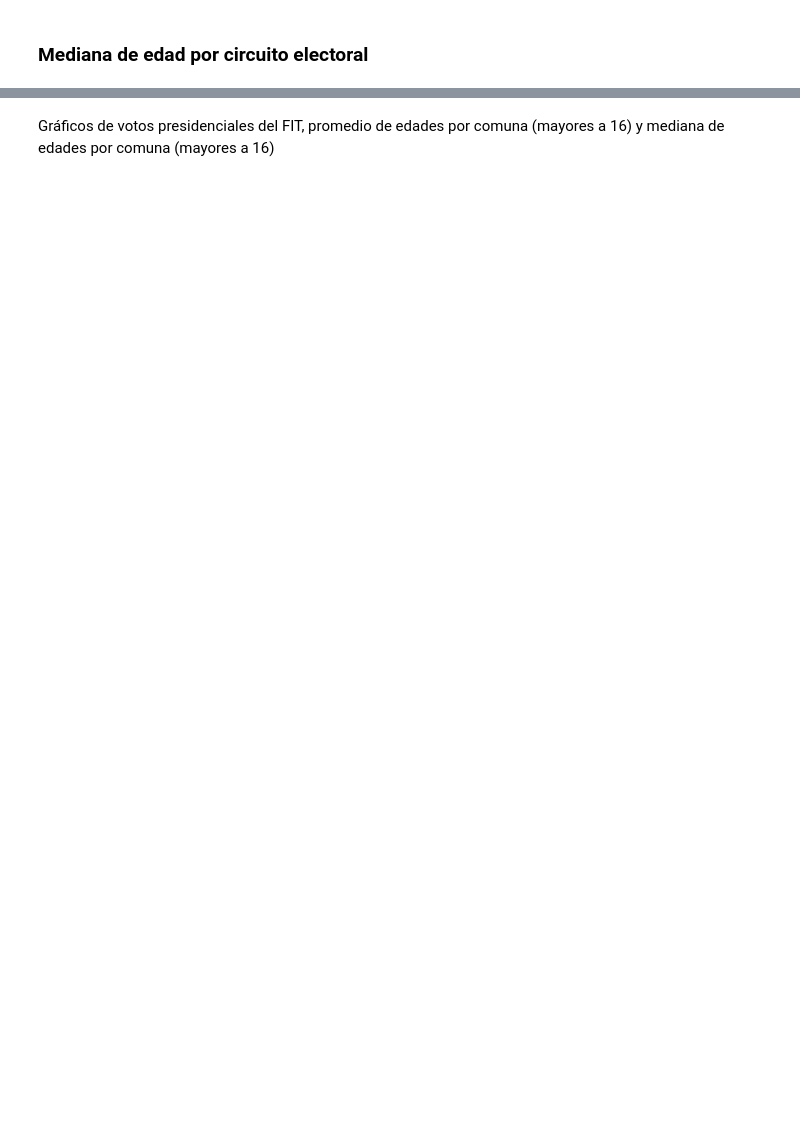
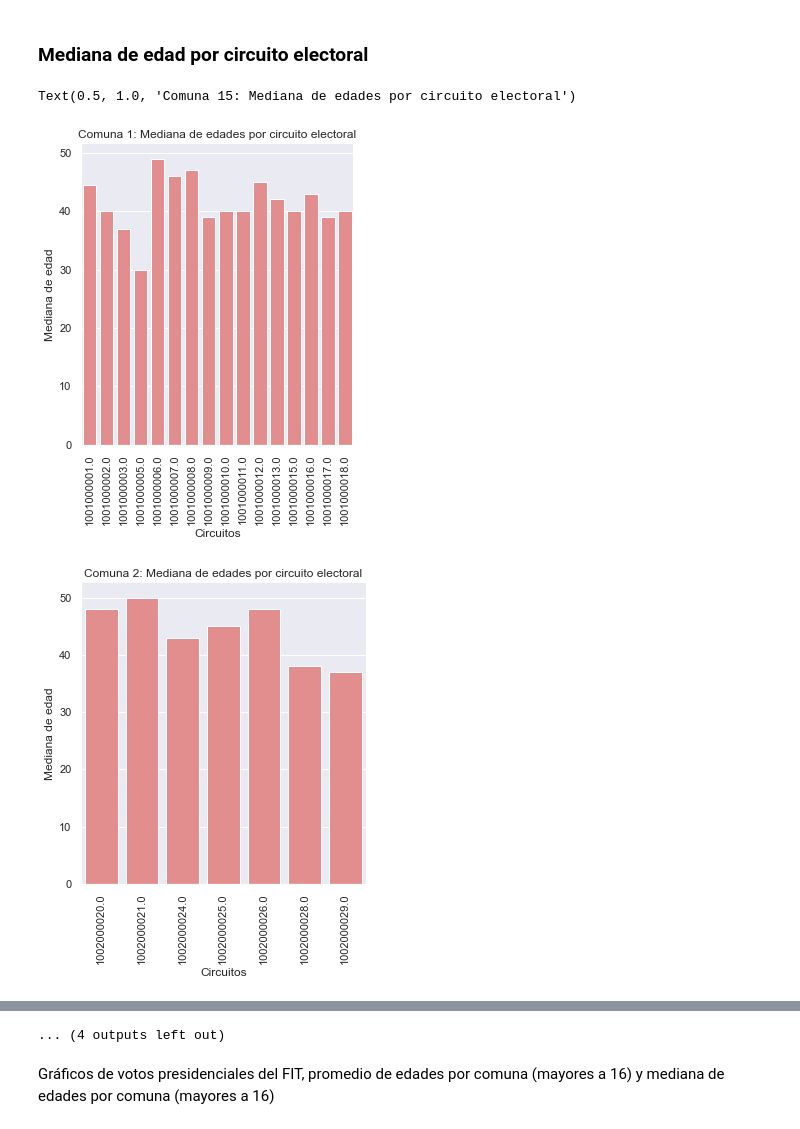
Before and after one commit to LenaSofia/MET4OP, a Jupyter notebook: examenes/TP2/segunda_parte/Entrega/consigna_3.ipynb, the cells around one changed output, grey strips where cells are left out. Cells and saved outputs as stored; diff of their text form; code cells hidden in the pictures; blank space fills up the shorter version.

```diff
--- a/examenes/TP2/segunda_parte/Entrega/consigna_3.ipynb
+++ b/examenes/TP2/segunda_parte/Entrega/consigna_3.ipynb
@@ -420,7 +436,7 @@ plt.show()
 # %% [markdown]
 ### Mediana de edad por circuito electoral
 # %%
-df = pd.read_csv("/content/Mediana_Comuna1.csv")
+df = pd.read_csv(r"..\Flor\csvs usados para graficos\Mediana_Comuna1.csv")
 sns.set(style = 'darkgrid')
 fig2=sns.catplot(data=df, x="CODIGO_CIRCUITO", y="MEDIANA_EDAD", kind="bar", color="lightcoral")
 fig2.set_xticklabels(df.CODIGO_CIRCUITO, rotation=90)
@@ -428,100 +444,104 @@ plt.ylabel("Mediana de edad")
 plt.xlabel ("Circuitos")
 plt.title('Comuna 1: Mediana de edades por circuito electoral')
 
-df = pd.read_csv("/content/Mediana_Comuna2.csv")
+df = pd.read_csv(r"..\Flor\csvs usados para graficos\Mediana_Comuna2.csv")
 fig2=sns.catplot(data=df, x="CODIGO_CIRCUITO", y="MEDIANA_EDAD", kind="bar", color="lightcoral")
 fig2.set_xticklabels(df.CODIGO_CIRCUITO, rotation=90)
 plt.ylabel("Mediana de edad")
 plt.xlabel ("Circuitos")
 plt.title('Comuna 2: Mediana de edades por circuito electoral')
 
-df = pd.read_csv("/content/Mediana_Comuna3.csv")
+df = pd.read_csv(r"..\Flor\csvs usados para graficos\Mediana_Comuna3.csv")
 fig2=sns.catplot(data=df, x="CODIGO_CIRCUITO", y="MEDIANA_EDAD", kind="bar", color="lightcoral")
 fig2.set_xticklabels(df.CODIGO_CIRCUITO, rotation=90)
 plt.ylabel("Mediana de edad")
 plt.xlabel ("Circuitos")
 plt.title('Comuna 3: Mediana de edades por circuito electoral')
 
-df = pd.read_csv("/content/Mediana_Comuna4.csv")
+df = pd.read_csv(r"..\Flor\csvs usados para graficos\Mediana_Comuna4.csv")
 fig2=sns.catplot(data=df, x="CODIGO_CIRCUITO", y="MEDIANA_EDAD", kind="bar", color="lightcoral")
 fig2.set_xticklabels(df.CODIGO_CIRCUITO, rotation=90)
 plt.ylabel("Mediana de edad")
 plt.xlabel ("Circuitos")
 plt.title('Comuna 4: Mediana de edades por circuito electoral')
 
-df = pd.read_csv("/content/Mediana_Comuna5.csv")
+df = pd.read_csv(r"..\Flor\csvs usados para graficos\Mediana_Comuna5.csv")
 fig2=sns.catplot(data=df, x="CODIGO_CIRCUITO", y="MEDIANA_EDAD", kind="bar", color="lightcoral")
 fig2.set_xticklabels(df.CODIGO_CIRCUITO, rotation=90)
 plt.ylabel("Mediana de edad")
 plt.xlabel ("Circuitos")
 plt.title('Comuna 5: Mediana de edades por circuito electoral')
 
-df = pd.read_csv("/content/Mediana_Comuna6.csv")
+df = pd.read_csv(r"..\Flor\csvs usados para graficos\Mediana_Comuna6.csv")
 fig2=sns.catplot(data=df, x="CODIGO_CIRCUITO", y="MEDIANA_EDAD", kind="bar", color="lightcoral")
 fig2.set_xticklabels(df.CODIGO_CIRCUITO, rotation=90)
 plt.ylabel("Mediana de edad")
 plt.xlabel ("Circuitos")
 plt.title('Comuna 6: Mediana de edades por circuito electoral')
 
-df = pd.read_csv("/content/Mediana_Comuna7.csv")
+df = pd.read_csv(r"..\Flor\csvs usados para graficos\Mediana_Comuna7.csv")
 fig2=sns.catplot(data=df, x="CODIGO_CIRCUITO", y="MEDIANA_EDAD", kind="bar", color="lightcoral")
 fig2.set_xticklabels(df.CODIGO_CIRCUITO, rotation=90)
 plt.ylabel("Mediana de edad")
 plt.xlabel ("Circuitos")
 plt.title('Comuna 7: Mediana de edades por circuito electoral')
 
-df = pd.read_csv("/content/Mediana_Comuna8.csv")
+df = pd.read_csv(r"..\Flor\csvs usados para graficos\Mediana_Comuna8.csv")
 fig2=sns.catplot(data=df, x="CODIGO_CIRCUITO", y="MEDIANA_EDAD", kind="bar", color="lightcoral")
 fig2.set_xticklabels(df.CODIGO_CIRCUITO, rotation=90)
 plt.ylabel("Mediana de edad")
 plt.xlabel ("Circuitos")
 plt.title('Comuna 8: Mediana de edades por circuito electoral')
 
-df = pd.read_csv("/content/Mediana_Comuna9.csv")
+df = pd.read_csv(r"..\Flor\csvs usados para graficos\Mediana_Comuna9.csv")
 fig2=sns.catplot(data=df, x="CODIGO_CIRCUITO", y="MEDIANA_EDAD", kind="bar", color="lightcoral")
 fig2.set_xticklabels(df.CODIGO_CIRCUITO, rotation=90)
 plt.ylabel("Mediana de edad")
 plt.xlabel ("Circuitos")
 plt.title('Comuna 9: Mediana de edades por circuito electoral')
 
-df = pd.read_csv("/content/Mediana_Comuna10.csv")
+df = pd.read_csv(r"..\Flor\csvs usados para graficos\Mediana_Comuna10.csv")
 fig2=sns.catplot(data=df, x="CODIGO_CIRCUITO", y="MEDIANA_EDAD", kind="bar", color="lightcoral")
 fig2.set_xticklabels(df.CODIGO_CIRCUITO, rotation=90)
 plt.ylabel("Mediana de edad")
 plt.xlabel ("Circuitos")
 plt.title('Comuna 10: Mediana de edades por circuito electoral')
 
-df = pd.read_csv("/content/Mediana_Comuna11.csv")
+df = pd.read_csv(r"..\Flor\csvs usados para graficos\Mediana_Comuna11.csv")
 fig2=sns.catplot(data=df, x="CODIGO_CIRCUITO", y="MEDIANA_EDAD", kind="bar", color="lightcoral")
 fig2.set_xticklabels(df.CODIGO_CIRCUITO, rotation=90)
 plt.ylabel("Mediana de edad")
 plt.xlabel ("Circuitos")
 plt.title('Comuna 11: Mediana de edades por circuito electoral')
 
-df = pd.read_csv("/content/Mediana_Comuna12.csv")
+df = pd.read_csv(r"..\Flor\csvs usados para graficos\Mediana_Comuna12.csv")
 fig2=sns.catplot(data=df, x="CODIGO_CIRCUITO", y="MEDIANA_EDAD", kind="bar", color="lightcoral")
 fig2.set_xticklabels(df.CODIGO_CIRCUITO, rotation=90)
 plt.ylabel("Mediana de edad")
 plt.xlabel ("Circuitos")
 plt.title('Comuna 12: Mediana de edades por circuito electoral')
 
-df = pd.read_csv("/content/Mediana_Comuna13.csv")
+df = pd.read_csv(r"..\Flor\csvs usados para graficos\Mediana_Comuna13.csv")
 fig2=sns.catplot(data=df, x="CODIGO_CIRCUITO", y="MEDIANA_EDAD", kind="bar", color="lightcoral")
 fig2.set_xticklabels(df.CODIGO_CIRCUITO, rotation=90)
 plt.ylabel("Mediana de edad")
 plt.xlabel ("Circuitos")
 plt.title('Comuna 13: Mediana de edades por circuito electoral')
 
-df = pd.read_csv("/content/Mediana_Comuna14.csv")
+df = pd.read_csv(r"..\Flor\csvs usados para graficos\Mediana_Comuna14.csv")
 fig2=sns.catplot(data=df, x="CODIGO_CIRCUITO", y="MEDIANA_EDAD", kind="bar", color="lightcoral")
 fig2.set_xticklabels(df.CODIGO_CIRCUITO, rotation=90)
 plt.ylabel("Mediana de edad")
 plt.xlabel ("Circuitos")
 plt.title('Comuna 14: Mediana de edades por circuito electoral')
 
-df = pd.read_csv("/content/Mediana_Comuna15.csv")
+df = pd.read_csv(r"..\Flor\csvs usados para graficos\Mediana_Comuna15.csv")
 fig2=sns.catplot(data=df, x="CODIGO_CIRCUITO", y="MEDIANA_EDAD", kind="bar", color="lightcoral")
 fig2.set_xticklabels(df.CODIGO_CIRCUITO, rotation=90)
 plt.ylabel("Mediana de edad")
 plt.xlabel ("Circuitos")
 plt.title('Comuna 15: Mediana de edades por circuito electoral')
+# %% [output]
+Text(0.5, 1.0, 'Comuna 15: Mediana de edades por circuito electoral')
+[figure, added]
+[figure, added]
@@ -528,3 +557,4 @@ plt.title('Comuna 15: Mediana de edades por circuito electoral')
+... (4 outputs left out)
 # %% [markdown]
 Gráficos de votos presidenciales del FIT, promedio de edades por comuna (mayores a 16) y mediana de edades por comuna (mayores a 16)
 # %%
```
Also changed, not shown: parts of 5 cells of this notebook.
